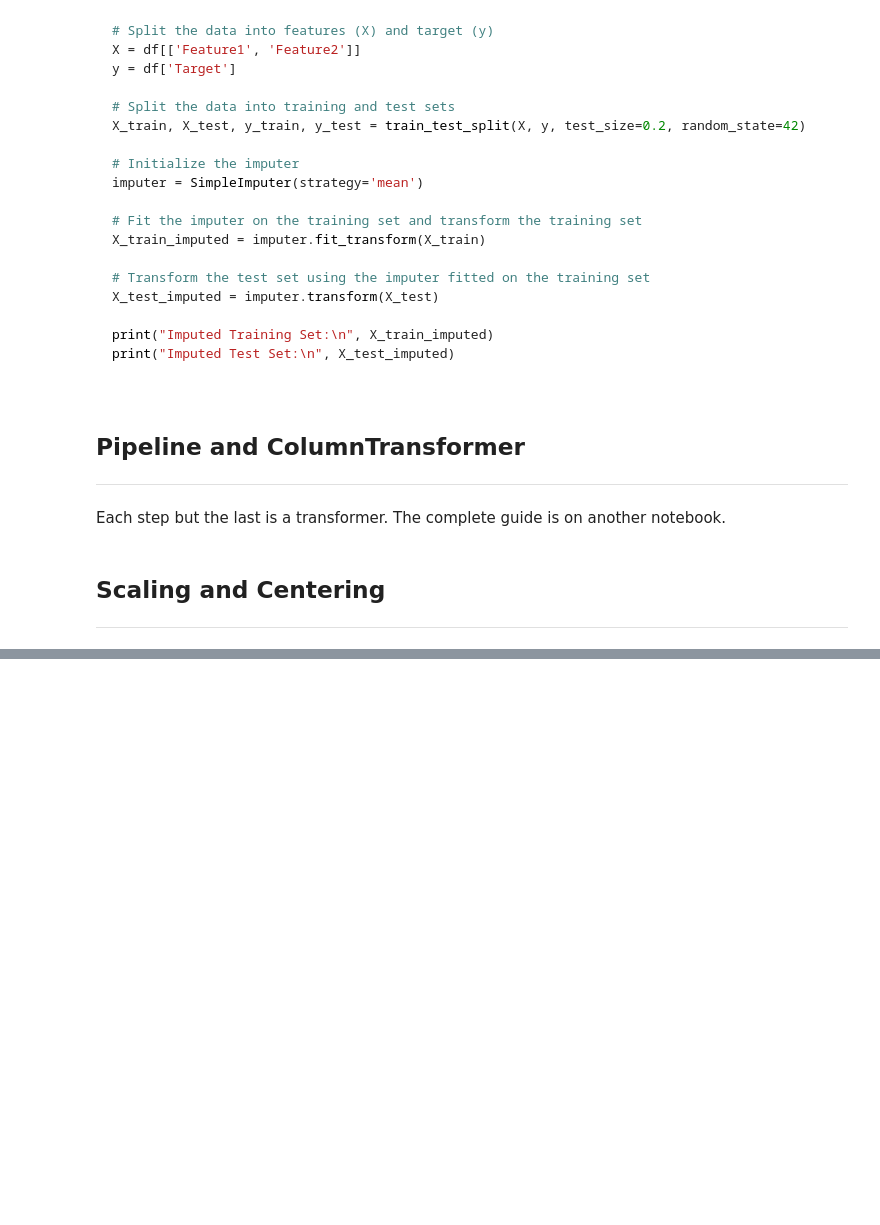
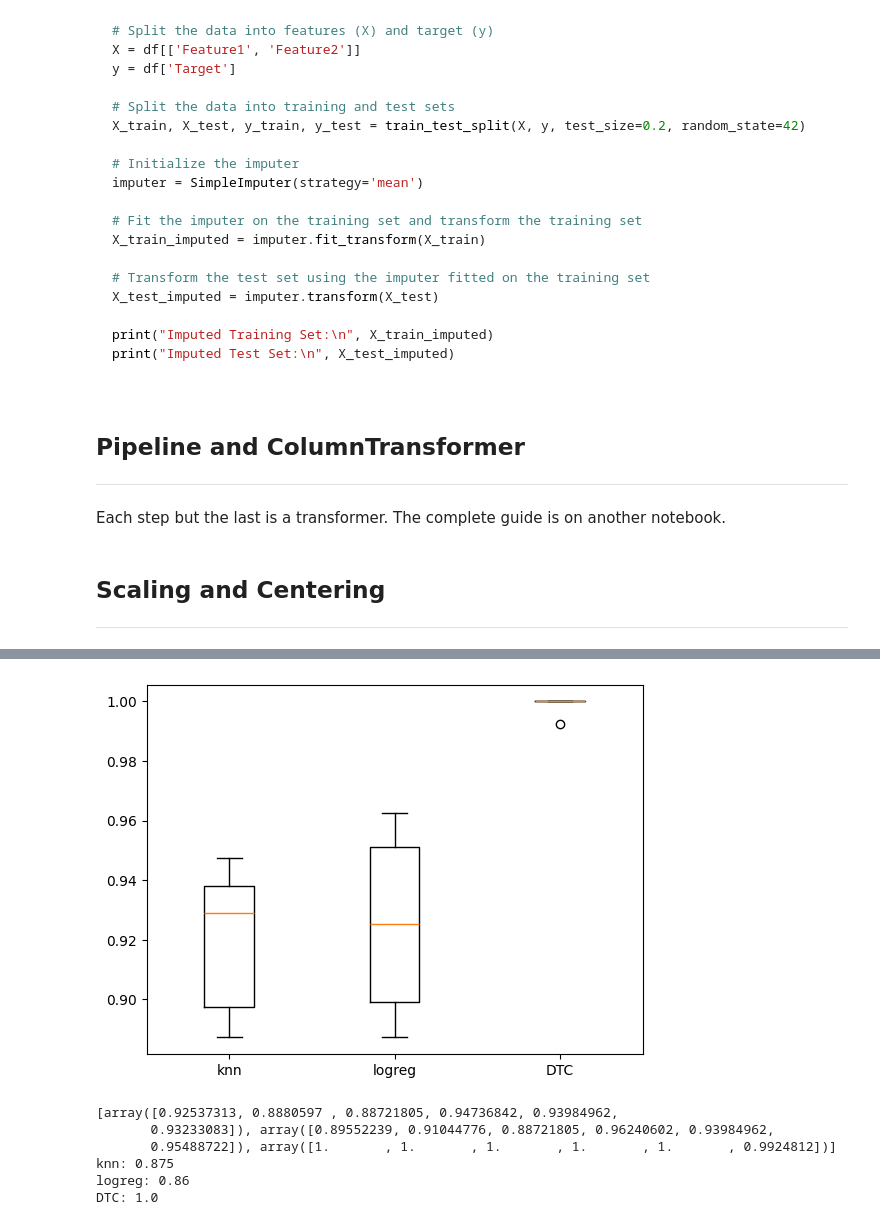
Before and after one commit to kimodri/ML-Courses, a Jupyter notebook: Notes/Preprocessing_and_Pipelines.ipynb, the cells around one changed output, grey strips where cells are left out. Drawn from its saved outputs; the diff is of its cells as text; code cells hidden in the pictures; blank space fills up the shorter version.

Commit message:
Added notes on Pipelines and Transformers and Model Tuning

```diff
--- a/Notes/Preprocessing_and_Pipelines.ipynb
+++ b/Notes/Preprocessing_and_Pipelines.ipynb
@@ -239,0 +278,12 @@ Each step but the last is a transformer. The complete guide is on another notebo
+# %%
+from sklearn.preprocessing import StandardScaler
+from sklearn.pipeline import Pipeline
+from sklearn.neighbors import KNeighborsClassifier
+
+pipeline = Pipeline([('scaler', StandardScaler()),
+                     ('knn', KNeighborsClassifier(n_neighbors = 6))])
+X_train, X_test, y_train, y_test = train_test_split(X, y, random_state = 42, test_size = 0.2)
+
+knn_scaled = pipeline.fit(X_train, y_train)
+y_pred = knn_scaled.predict(X_test)
+knn_scaled
@@ -239,0 +306,6 @@ Each step but the last is a transformer. The complete guide is on another notebo
+# %%
+model = KNeighborsClassifier(n_neighbors = 6)
+model.fit(X_train, y_train)
+y_pred_unscaled = model.predict(X_test)
+print("The predictions of scaled data: ", y_pred_unscaled)
+print("The accuracy of scaled data:", model.score(X_test, y_test))
@@ -239,0 +389,38 @@ Each step but the last is a transformer. The complete guide is on another notebo
+# %%
+from sklearn.model_selection import cross_val_score
+from sklearn.tree import DecisionTreeClassifier
+from sklearn.linear_model import LogisticRegression
+import matplotlib.pyplot as plt
+
+X = music_df.drop("genre", axis = 1).values
+y = music_df['genre'].values
+
+X_train, X_test, y_train, y_test = train_test_split(X, y, test_size = 0.2, random_state = 42)
+
+scaler = StandardScaler()
+X_train_scaled = scaler.fit_transform(X_train)
+X_test_scaled = scaler.transform(X_test)
+
+models = {"knn": KNeighborsClassifier(), "logreg": LogisticRegression(), "DTC": DecisionTreeClassifier()}
+results = []
+
+for model in models.values():
+    kf = KFold(n_splits = 6, random_state = 42, shuffle = True)
+    results.append(cross_val_score(model, X_train_scaled, y_train, cv = kf))
+
+plt.boxplot(results, labels = models.keys())
+plt.show()
+print(results)
+
+for name, model in models.items():
+    model.fit(X_train_scaled, y_train)
+    test_score = model.score(X_test_scaled, y_test)
+    print(name + ": " + str(test_score))
+# %% [output]
+[figure, added]
+[array([0.92537313, 0.8880597 , 0.88721805, 0.94736842, 0.93984962,
+       0.93233083]), array([0.89552239, 0.91044776, 0.88721805, 0.96240602, 0.93984962,
+       0.95488722]), array([1.       , 1.       , 1.       , 1.       , 1.       , 0.9924812])]
+knn: 0.875
+logreg: 0.86
+DTC: 1.0
```
Also changed, not shown: parts of 15 cells of this notebook, 1 other file.
